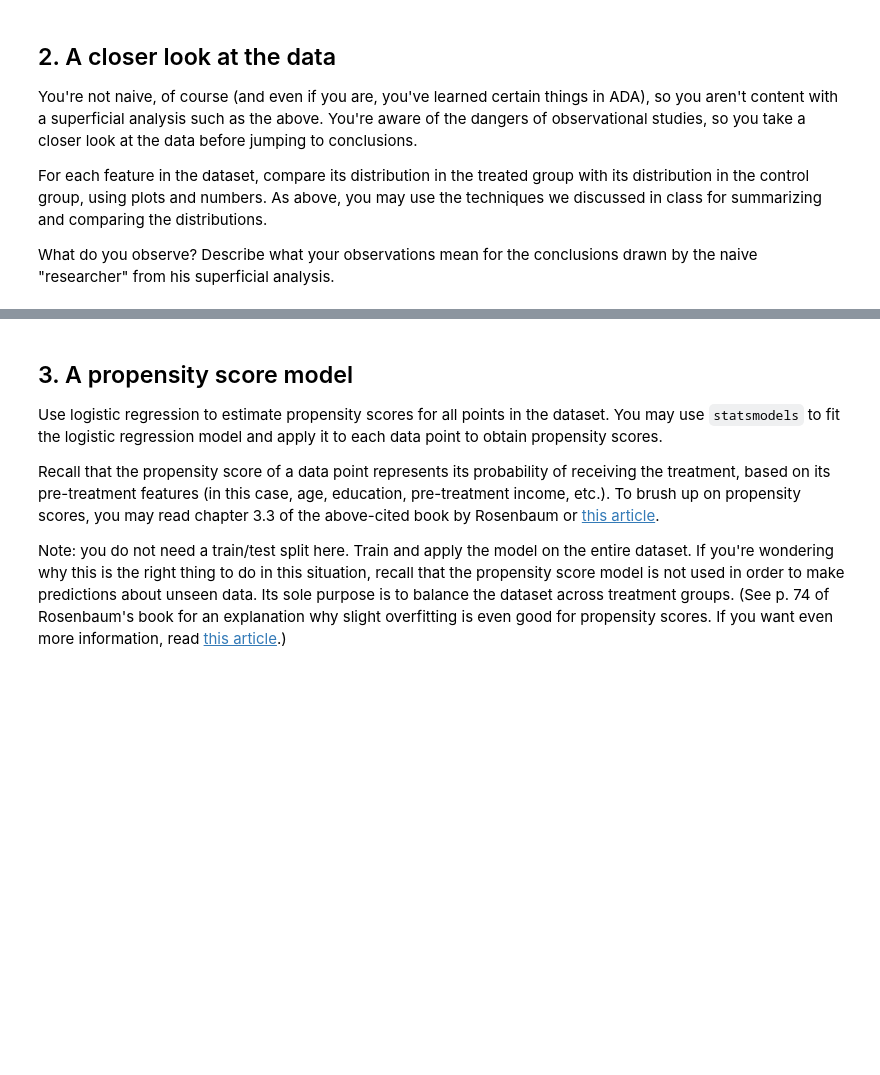
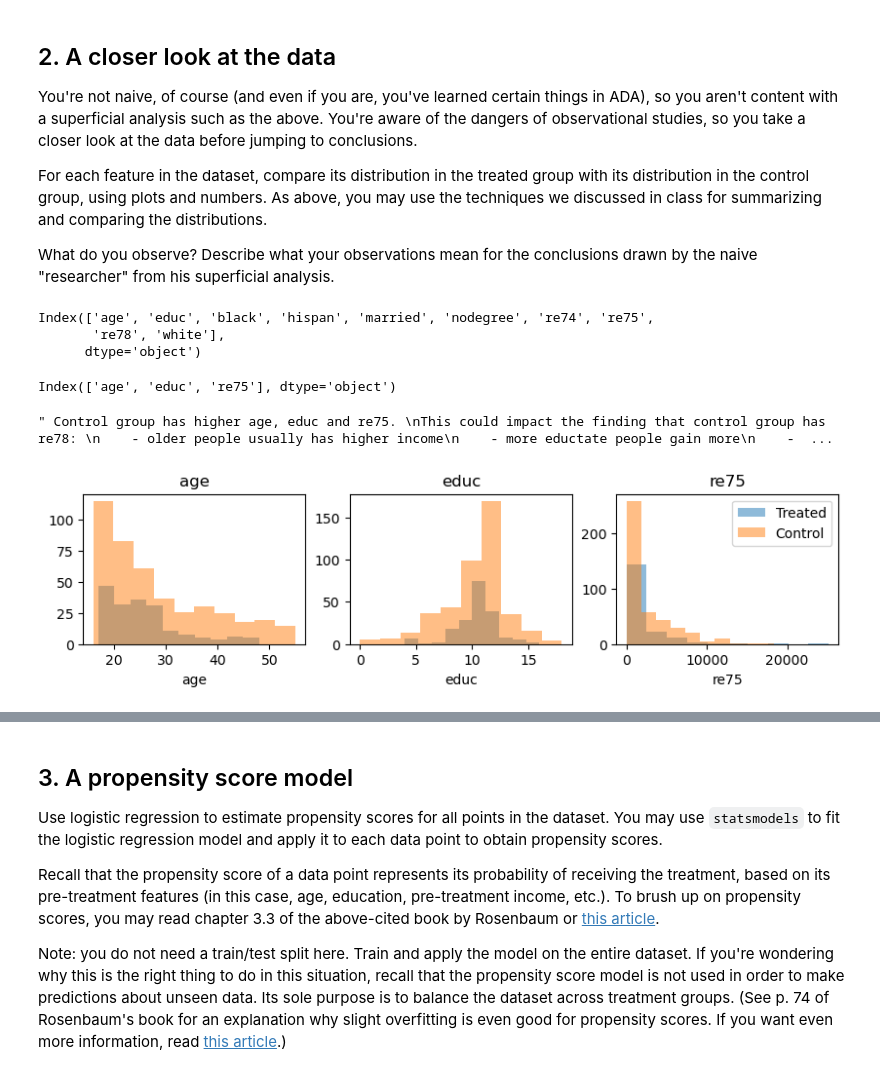
Before and after one commit to sevesoletizia/ADA, a Jupyter notebook: Exercises/05 - Causal analysis of observational data/Observational studies SOL LETI.ipynb, the cells around one changed output, grey strips where cells are left out. Drawn from its saved outputs; the diff is of its cells as text; code cells hidden in the pictures; blank space fills up the shorter version.

```diff
--- a/Exercises/05 - Causal analysis of observational data/Observational studies SOL LETI.ipynb
+++ b/Exercises/05 - Causal analysis of observational data/Observational studies SOL LETI.ipynb
@@ -71,0 +109,36 @@ Describe what your observations mean for the conclusions drawn by the naive "res
+# %%
+"""age, educ,re75 (so get an idea of pre treat for all) are continous -> histogram.
+    black, hispan, white -> bar plot.
+    married and non degree -> its own barplot"""
+
+features = df.drop(columns=['id','treat']).columns
+print(features)
+# %% [output]
+Index(['age', 'educ', 'black', 'hispan', 'married', 'nodegree', 're74', 're75',
+       're78', 'white'],
+      dtype='object')
+# %%
+''' your code and explanations ''';
+# Continuous
+continuous_f = features[features.isin(['age','educ','re75'])]
+print(continuous_f)
+
+fig, ax = plt.subplots(1,3,figsize=(10,2))
+ax = ax.flatten()
+
+for i,f in enumerate(continuous_f):
+    ax[i].hist(treat[f], alpha=0.5, label = 'Treated')
+    ax[i].hist(control[f], alpha= 0.5, label = 'Control')
+    ax[i].set_title(f)
+    ax[i].set_xlabel(f)
+plt.legend()
+
+""" Control group has higher age, educ and re75.
+This could impact the finding that control group has re78:
+    - older people usually has higher income
+    - more eductate people gain more
+    - re75 being the income before the tratetment and higher also before '78 means that the base was already different."""
+# %% [output]
+Index(['age', 'educ', 're75'], dtype='object')
+" Control group has higher age, educ and re75. \nThis could impact the finding that control group has re78: \n    - older people usually has higher income\n    - more eductate people gain more\n    -  ...
+[figure, added]
```
Also changed, not shown: parts of 18 cells of this notebook.
